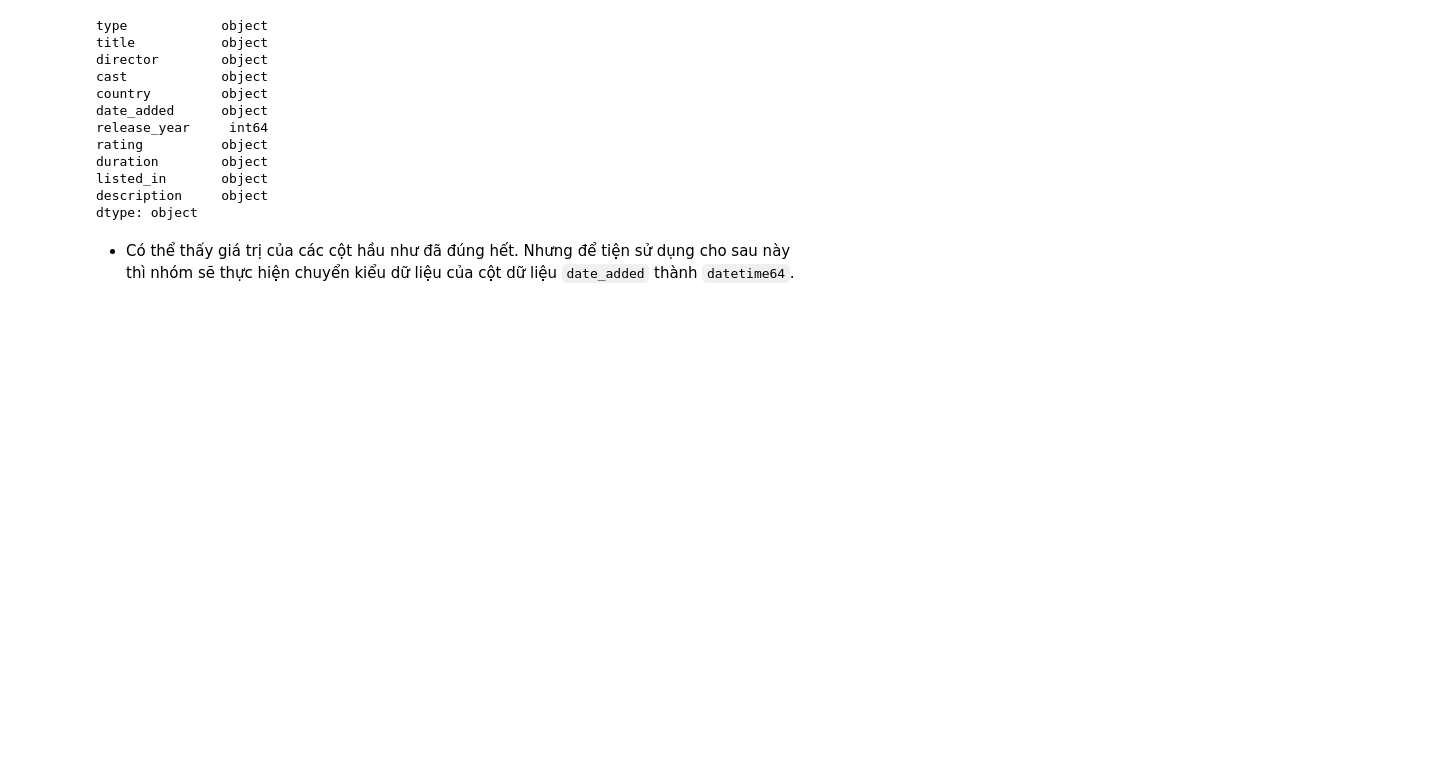
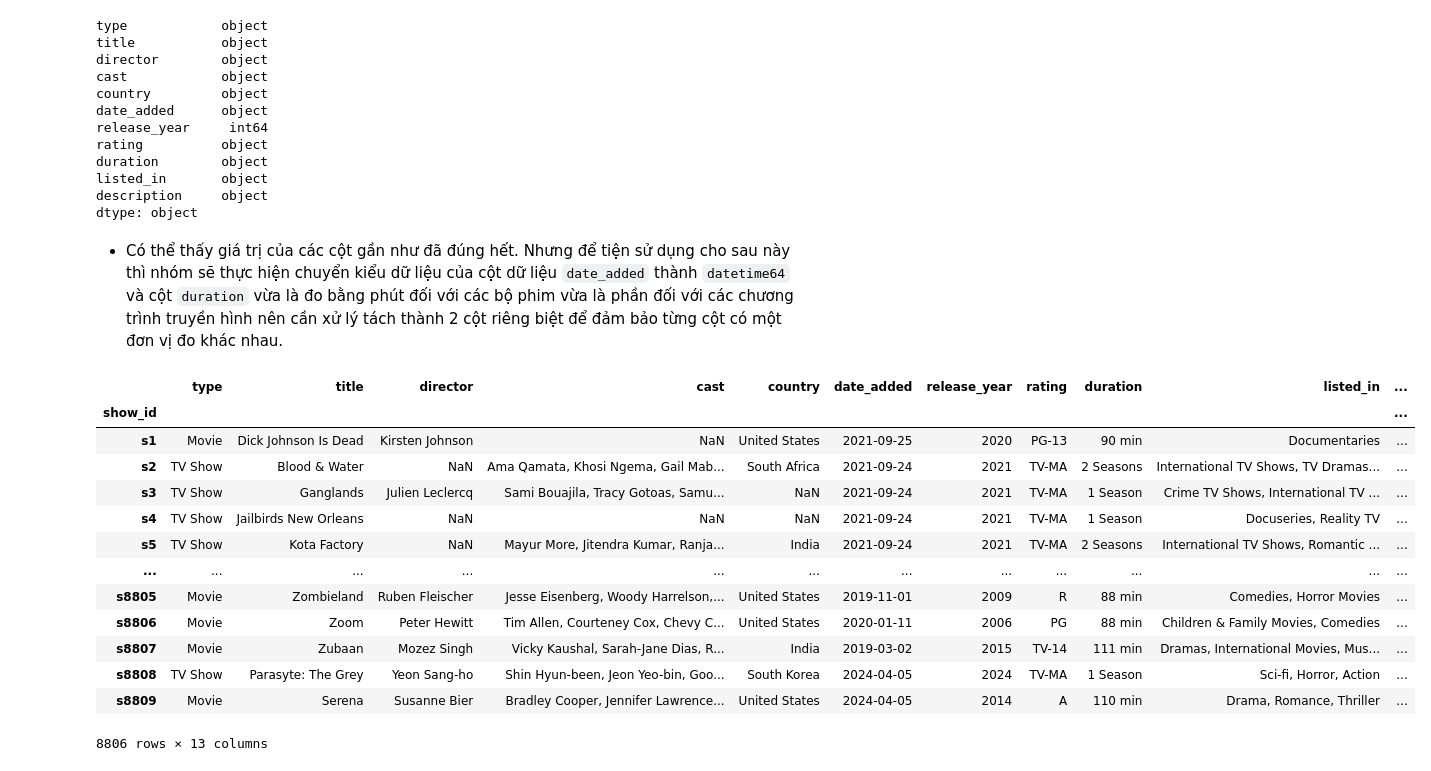
Before and after one commit to kNhung/PDS_FinalProject, a Jupyter notebook: data_exploration/data_exploration.ipynb, the cells around one changed output. Saved outputs shown, nothing was run; the diff lists cells and outputs as text; code cells hidden in the pictures; blank space fills up the shorter version.

```diff
--- a/data_exploration/data_exploration.ipynb
+++ b/data_exploration/data_exploration.ipynb
@@ -114,5 +116,5 @@ listed_in       object
 description     object
 dtype: object
 # %% [markdown]
-- Có thể thấy giá trị của các cột hầu như đã đúng hết. Nhưng để tiện sử dụng cho sau này thì nhóm sẽ thực hiện chuyển kiểu dữ liệu của cột dữ liệu `date_added` thành `datetime64`.
+- Có thể thấy giá trị của các cột gần như đã đúng hết. Nhưng để tiện sử dụng cho sau này thì nhóm sẽ thực hiện chuyển kiểu dữ liệu của cột dữ liệu `date_added` thành `datetime64` và cột `duration` vừa là đo bằng phút đối với các bộ phim vừa là phần đối với các chương trình truyền hình nên cần xử lý tách thành 2 cột riêng biệt để đảm bảo từng cột có một đơn vị đo khác nhau.
 # %%
@@ -119,2 +122,25 @@ dtype: object
 netflix_df['date_added'] = netflix_df['date_added'].str.strip() # Chuyển thành chuỗi để loại bỏ khoảng trắng ở đầu và cuối của chuỗi thời gian
 netflix_df['date_added'] = pd.to_datetime(netflix_df['date_added'])
+# %%
+# Tách cột duration thành 2 cột riêng biệt
+movie_df = netflix_df[netflix_df['type'] == 'Movie']
+movie_df = movie_df['duration'].str.extract(r'(\d+)\s*(\w+)')[0].rename('duration1')
+tv_df = netflix_df[netflix_df['type'] == 'TV Show']
+tv_df = tv_df['duration'].str.extract(r'(\d+)\s*(\w+)')[0].rename('season')
+netflix_df = netflix_df.join([tv_df,movie_df])
+netflix_df
+# %% [output]
+|  | type | title | director | cast | country | date_added | release_year | rating | duration | listed_in | ... |
+| show_id |  |  |  |  |  |  |  |  |  |  | ... |
+| s1 | Movie | Dick Johnson Is Dead | Kirsten Johnson | NaN | United States | 2021-09-25 | 2020 | PG-13 | 90 min | Documentaries | ... |
+| s2 | TV Show | Blood & Water | NaN | Ama Qamata, Khosi Ngema, Gail Mab... | South Africa | 2021-09-24 | 2021 | TV-MA | 2 Seasons | International TV Shows, TV Dramas... | ... |
+| s3 | TV Show | Ganglands | Julien Leclercq | Sami Bouajila, Tracy Gotoas, Samu... | NaN | 2021-09-24 | 2021 | TV-MA | 1 Season | Crime TV Shows, International TV ... | ... |
+| s4 | TV Show | Jailbirds New Orleans | NaN | NaN | NaN | 2021-09-24 | 2021 | TV-MA | 1 Season | Docuseries, Reality TV | ... |
+| s5 | TV Show | Kota Factory | NaN | Mayur More, Jitendra Kumar, Ranja... | India | 2021-09-24 | 2021 | TV-MA | 2 Seasons | International TV Shows, Romantic ... | ... |
+| ... | ... | ... | ... | ... | ... | ... | ... | ... | ... | ... | ... |
+| s8805 | Movie | Zombieland | Ruben Fleischer | Jesse Eisenberg, Woody Harrelson,... | United States | 2019-11-01 | 2009 | R | 88 min | Comedies, Horror Movies | ... |
+| s8806 | Movie | Zoom | Peter Hewitt | Tim Allen, Courteney Cox, Chevy C... | United States | 2020-01-11 | 2006 | PG | 88 min | Children & Family Movies, Comedies | ... |
+| s8807 | Movie | Zubaan | Mozez Singh | Vicky Kaushal, Sarah-Jane Dias, R... | India | 2019-03-02 | 2015 | TV-14 | 111 min | Dramas, International Movies, Mus... | ... |
+| s8808 | TV Show | Parasyte: The Grey | Yeon Sang-ho | Shin Hyun-been, Jeon Yeo-bin, Goo... | South Korea | 2024-04-05 | 2024 | TV-MA | 1 Season | Sci-fi, Horror, Action | ... |
+| s8809 | Movie | Serena | Susanne Bier | Bradley Cooper, Jennifer Lawrence... | United States | 2024-04-05 | 2014 | A | 110 min | Drama, Romance, Thriller | ... |
+8806 rows × 13 columns
```
Also changed, not shown: parts of 9 cells of this notebook.
